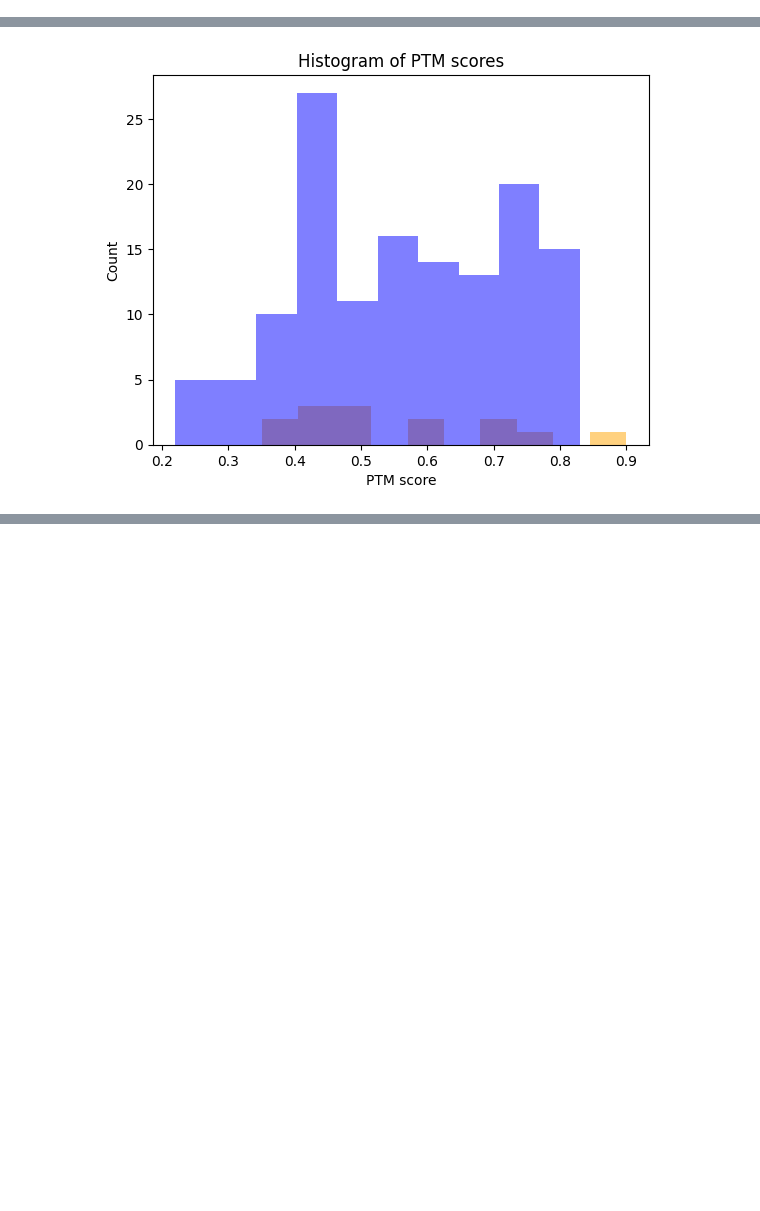
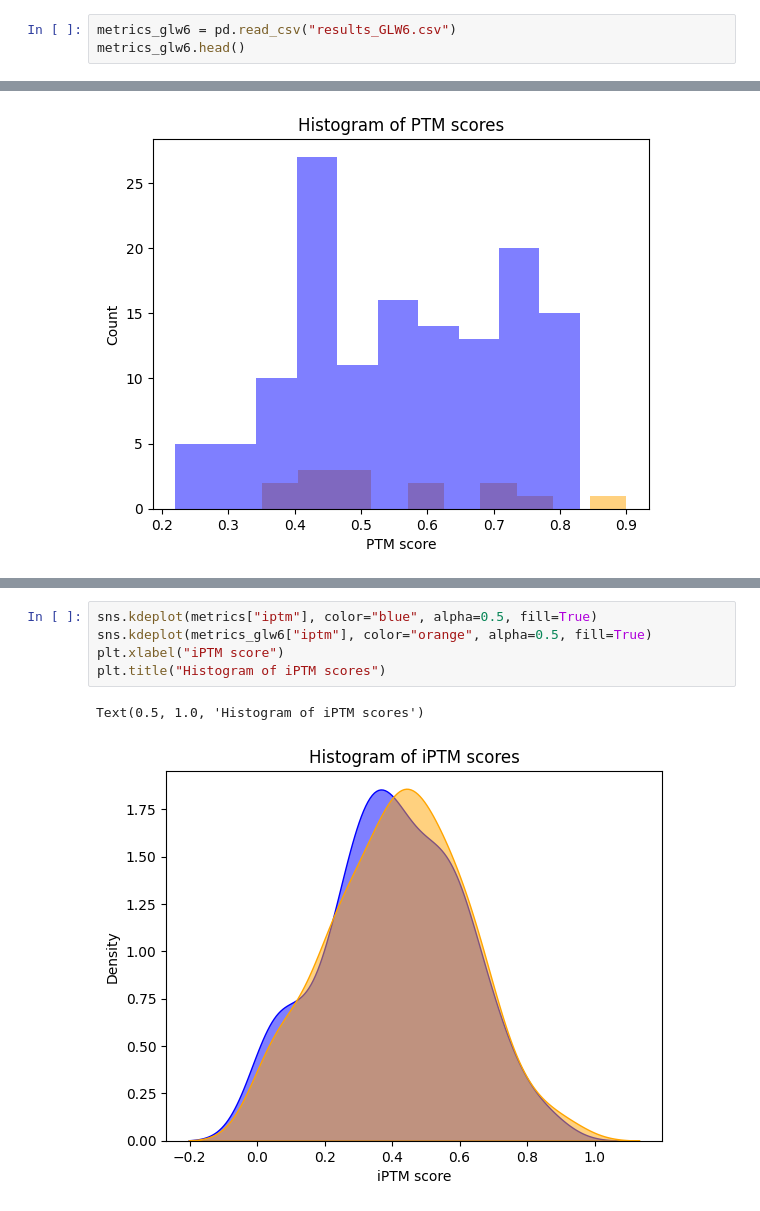
Before and after one commit to jonazhu/nematostella_protpred, a Jupyter notebook: extract/metric_plots.ipynb, the cells around one changed output, grey strips where cells are left out. Saved outputs shown, nothing was run; the diff lists cells and outputs as text; blank space fills up the shorter version.

```diff
--- a/extract/metric_plots.ipynb
+++ b/extract/metric_plots.ipynb
@@ -12,3 +13,6 @@ metrics.head()
 | 2 | 2 | nv2t000782006 | 0.09 | 0.43 | 0.37 | 0.43 | 0.0 | 0.09 | ... |
 | 3 | 3 | nv2t000782001 | 0.42 | 0.71 | 0.54 | 0.12 | 0.0 | 0.42 | ... |
 | 4 | 4 | nv2t013263003 | 0.21 | 0.57 | 0.40 | 0.23 | 0.0 | 0.21 | ... |
+# %%
+metrics_glw6 = pd.read_csv("results_GLW6.csv")
+metrics_glw6.head()
@@ -58,0 +86,8 @@ Text(0.5, 1.0, 'Histogram of PTM scores')
+# %%
+sns.kdeplot(metrics["iptm"], color="blue", alpha=0.5, fill=True)
+sns.kdeplot(metrics_glw6["iptm"], color="orange", alpha=0.5, fill=True)
+plt.xlabel("iPTM score")
+plt.title("Histogram of iPTM scores")
+# %% [output]
+Text(0.5, 1.0, 'Histogram of iPTM scores')
+[figure, added]
```
Also changed, not shown: parts of 5 cells of this notebook, 19 other files.
